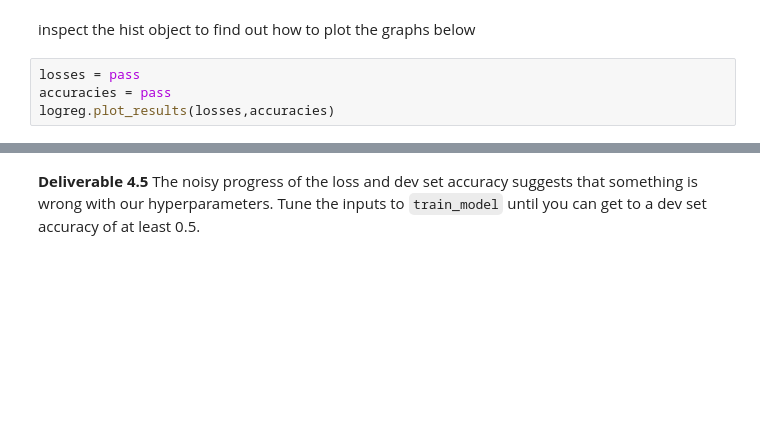
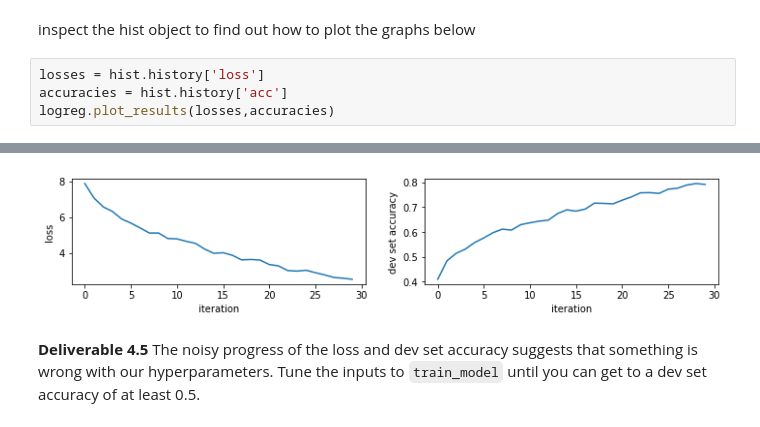
Before and after one commit to DavidMortensen/2ndyearproject, a Jupyter notebook: Milestone1/milestone1.ipynb, the cells around one changed output, grey strips where cells are left out. Saved outputs shown, nothing was run; the diff lists cells and outputs as text; blank space fills up the shorter version.

```diff
--- a/Milestone1/milestone1.ipynb
+++ b/Milestone1/milestone1.ipynb
@@ -672,7 +608,7 @@ Epoch 30/30
 # %% [markdown]
 inspect the hist object to find out how to plot the graphs below
 # %%
-losses = pass
-accuracies = pass
+losses = hist.history['loss']
+accuracies = hist.history['acc']
 logreg.plot_results(losses,accuracies)
 # %% [output]
@@ -680,3 +615,4 @@ SyntaxError: invalid syntax (<ipython-input-185-525c3f757fa8>, line 1)
+[figure, added]
 # %% [markdown]
 **Deliverable 4.5**
 The noisy progress of the loss and dev set accuracy suggests that something is wrong with our hyperparameters. Tune the inputs to `train_model` until you can get to a dev set accuracy of at least 0.5.
```
Also changed, not shown: parts of 26 cells of this notebook, 3 other files.
